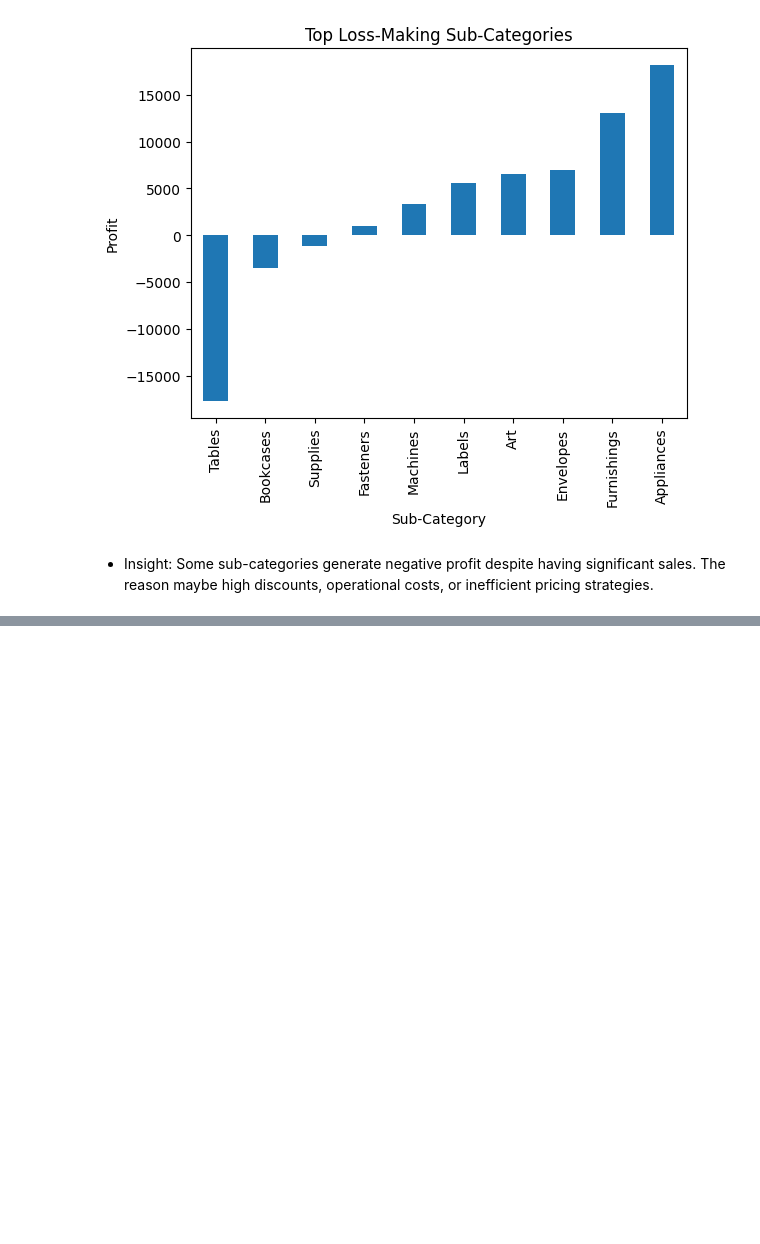
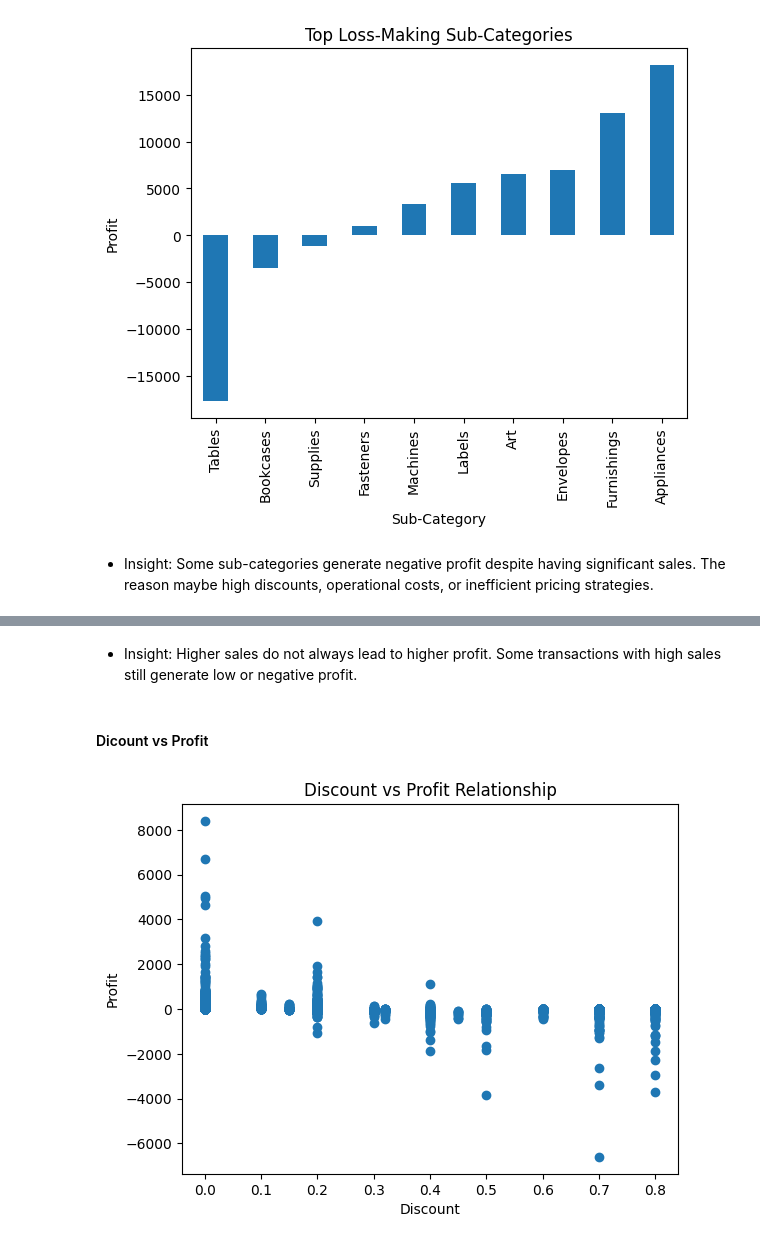
Before and after one commit to VarshaNayak18/retail-sales-analysis, a Jupyter notebook: notebooks/sales_analysis.ipynb, the cells around one changed output, grey strips where cells are left out. Saved outputs shown, nothing was run; the diff lists cells and outputs as text; code cells hidden in the pictures; blank space fills up the shorter version.

```diff
--- a/notebooks/sales_analysis.ipynb
+++ b/notebooks/sales_analysis.ipynb
@@ -252,0 +264,12 @@ The reason maybe high discounts, operational costs, or inefficient pricing strat
+# %% [markdown]
+* Insight: Higher sales do not always lead to higher profit. Some transactions with high sales still generate low or negative profit.
+# %% [markdown]
+#### Dicount vs Profit
+# %%
+plt.scatter(df["Discount"], df["Profit"])
+plt.title("Discount vs Profit Relationship")
+plt.xlabel("Discount")
+plt.ylabel("Profit")
+plt.show()
+# %% [output]
+[figure, added]
```
Also changed, not shown: parts of 5 cells of this notebook.
